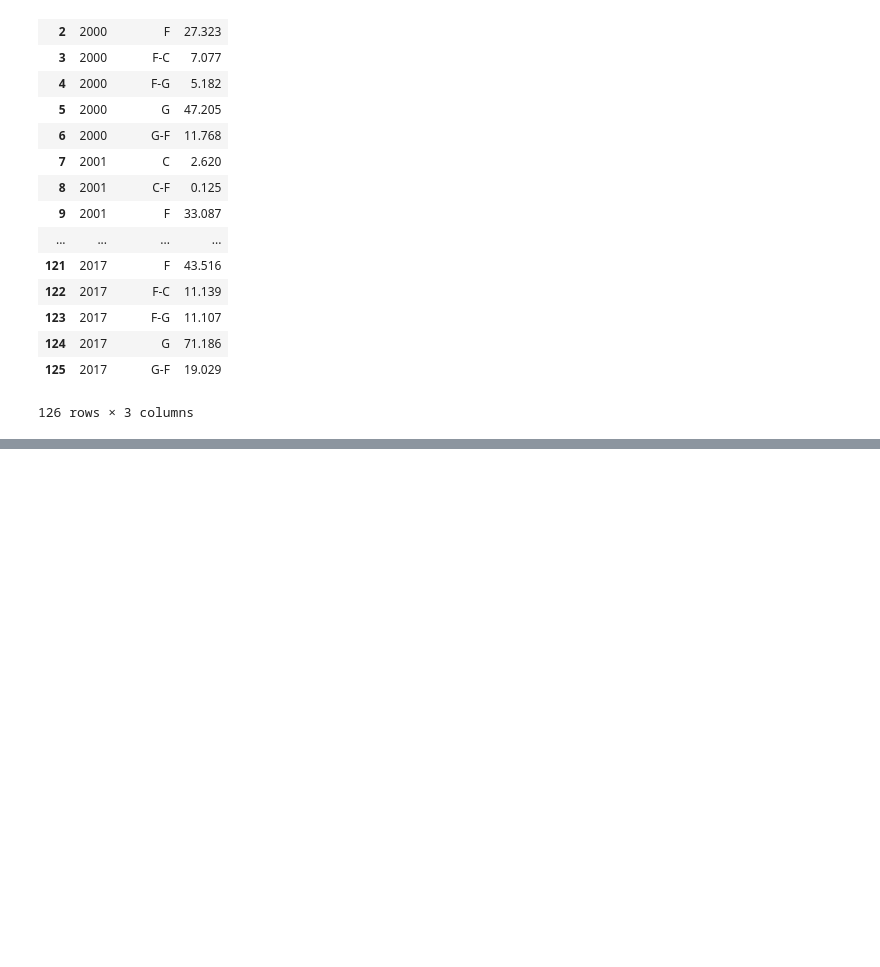
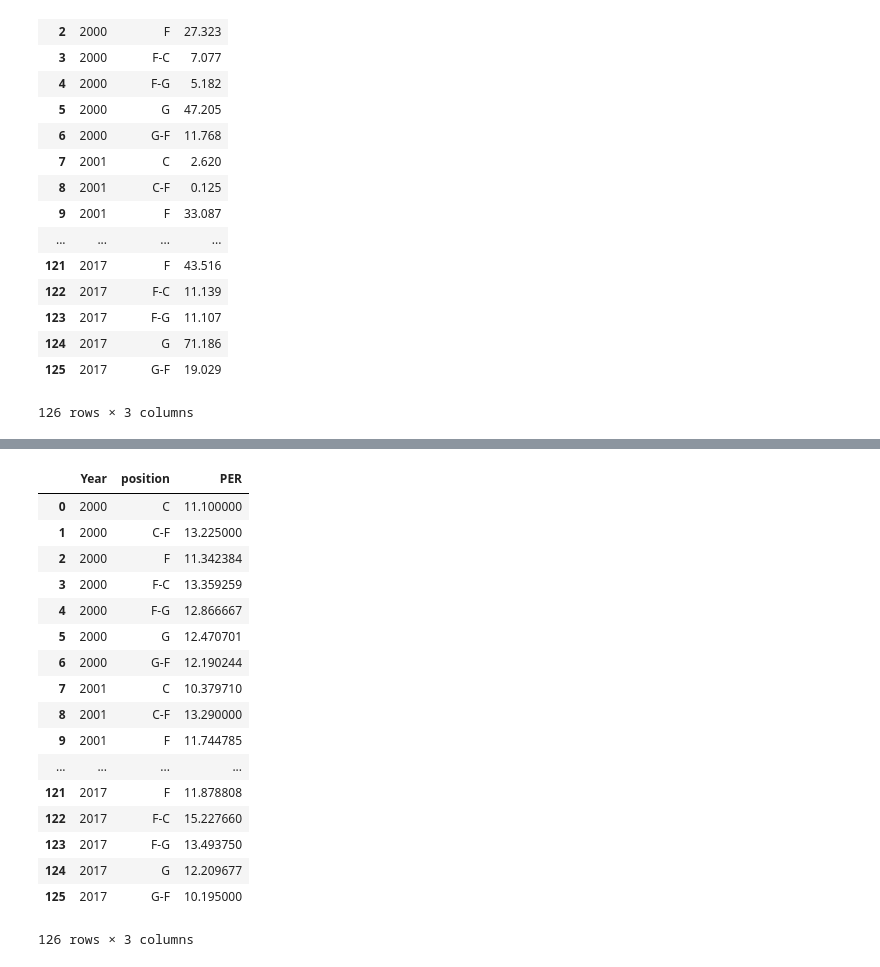
Before and after one commit to logan7734/Project1_repo, a Jupyter notebook: Logan_Main.ipynb, the cells around one changed output, grey strips where cells are left out. Saved outputs shown, nothing was run; the diff lists cells and outputs as text; code cells hidden in the pictures; blank space fills up the shorter version.

```diff
--- a/Logan_Main.ipynb
+++ b/Logan_Main.ipynb
@@ -674,0 +724,24 @@ three_per.reset_index()
+# %%
+#player efficency rating by position by year (mean)
+per = desired_years_df.groupby(["Year", "position"])
+pos_per = per["PER"].mean()
+pos_per.reset_index()
+# %% [output]
+|  | Year | position | PER |
+| 0 | 2000 | C | 11.100000 |
+| 1 | 2000 | C-F | 13.225000 |
+| 2 | 2000 | F | 11.342384 |
+| 3 | 2000 | F-C | 13.359259 |
+| 4 | 2000 | F-G | 12.866667 |
+| 5 | 2000 | G | 12.470701 |
+| 6 | 2000 | G-F | 12.190244 |
+| 7 | 2001 | C | 10.379710 |
+| 8 | 2001 | C-F | 13.290000 |
+| 9 | 2001 | F | 11.744785 |
+| ... | ... | ... | ... |
+| 121 | 2017 | F | 11.878808 |
+| 122 | 2017 | F-C | 15.227660 |
+| 123 | 2017 | F-G | 13.493750 |
+| 124 | 2017 | G | 12.209677 |
+| 125 | 2017 | G-F | 10.195000 |
+126 rows × 3 columns
```
Also changed, not shown: parts of 5 cells of this notebook.
